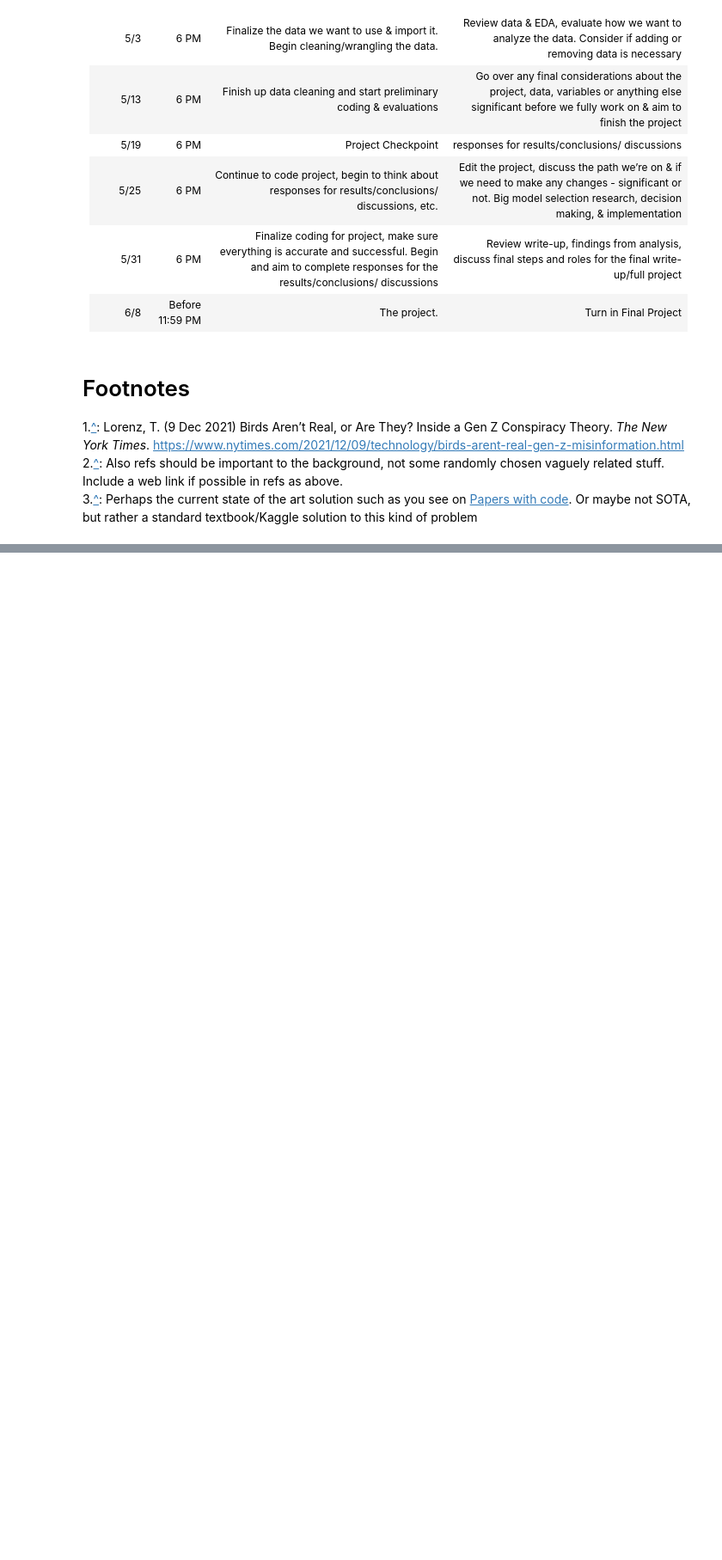
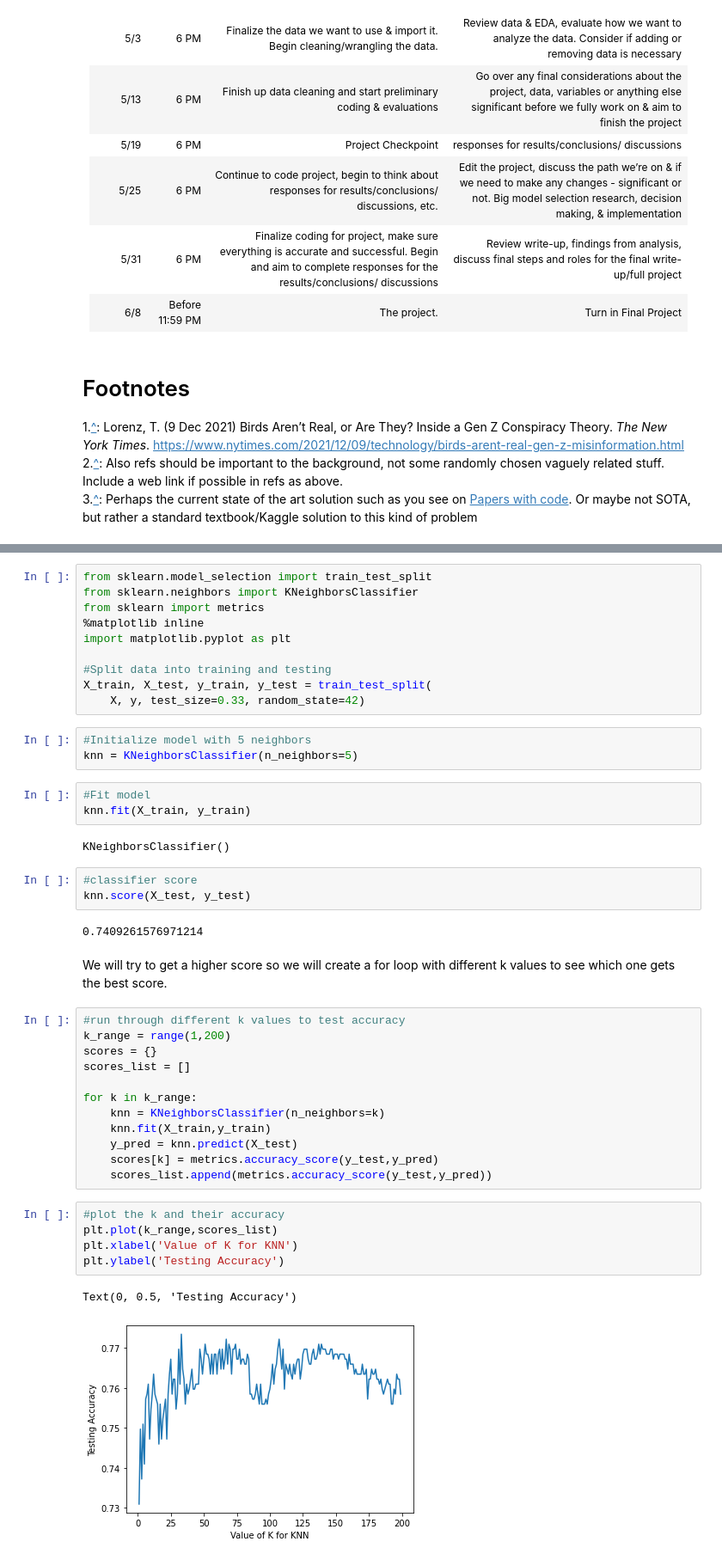
Before and after one commit to COGS118A/Group018-Sp22, a Jupyter notebook: Checkpoint_group018.ipynb, the cells around one changed output, grey strips where cells are left out. Shown at 86% size. Drawn from its saved outputs; the diff is of its cells as text; blank space fills up the shorter version.

```diff
--- a/Checkpoint_group018.ipynb
+++ b/Checkpoint_group018.ipynb
@@ -415,0 +498,45 @@ For our data which is based strictly on game statistics and performances for ind
+# %%
+from sklearn.model_selection import train_test_split
+from sklearn.neighbors import KNeighborsClassifier
+from sklearn import metrics
+%matplotlib inline
+import matplotlib.pyplot as plt
+
+#Split data into training and testing
+X_train, X_test, y_train, y_test = train_test_split(
+    X, y, test_size=0.33, random_state=42)
+# %%
+#Initialize model with 5 neighbors
+knn = KNeighborsClassifier(n_neighbors=5)
+# %%
+#Fit model
+knn.fit(X_train, y_train)
+# %% [output]
+KNeighborsClassifier()
+# %%
+#classifier score
+knn.score(X_test, y_test)
+# %% [output]
+0.7409261576971214
+# %% [markdown]
+We will try to get a higher score so we will create a for loop with different k values to see which one gets the best score.
+# %%
+#run through different k values to test accuracy
+k_range = range(1,200)
+scores = {}
+scores_list = []
+
+for k in k_range:
+    knn = KNeighborsClassifier(n_neighbors=k)
+    knn.fit(X_train,y_train)
+    y_pred = knn.predict(X_test)
+    scores[k] = metrics.accuracy_score(y_test,y_pred)
+    scores_list.append(metrics.accuracy_score(y_test,y_pred))
+# %%
+#plot the k and their accuracy
+plt.plot(k_range,scores_list)
+plt.xlabel('Value of K for KNN')
+plt.ylabel('Testing Accuracy')
+# %% [output]
+Text(0, 0.5, 'Testing Accuracy')
+[figure, added]
```
Also changed, not shown: parts of 11 cells of this notebook.
